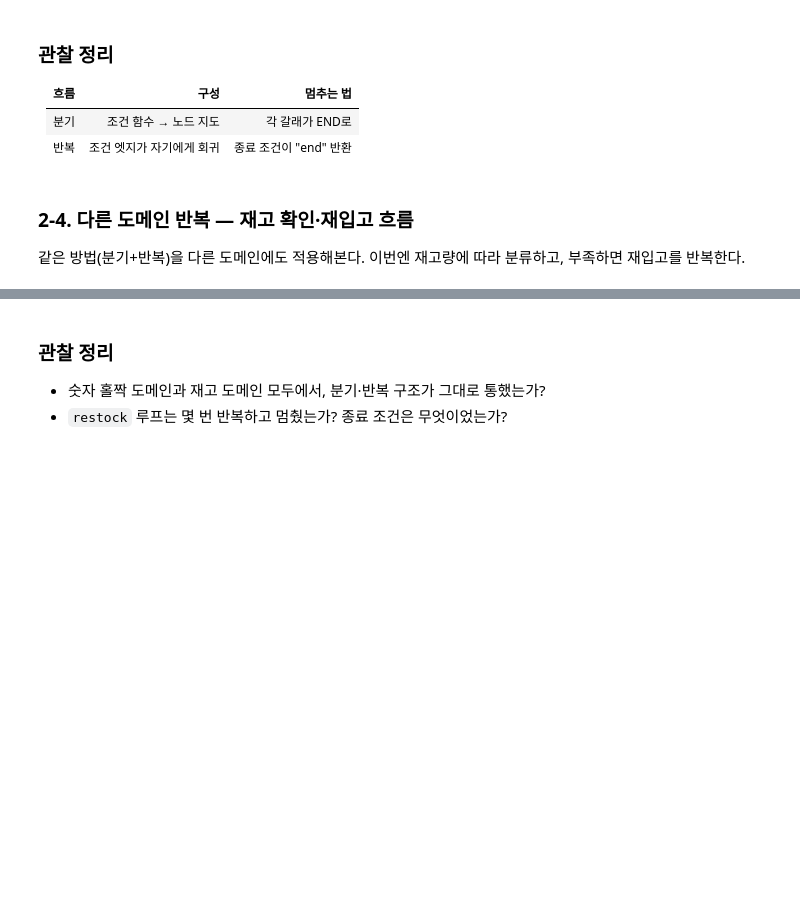
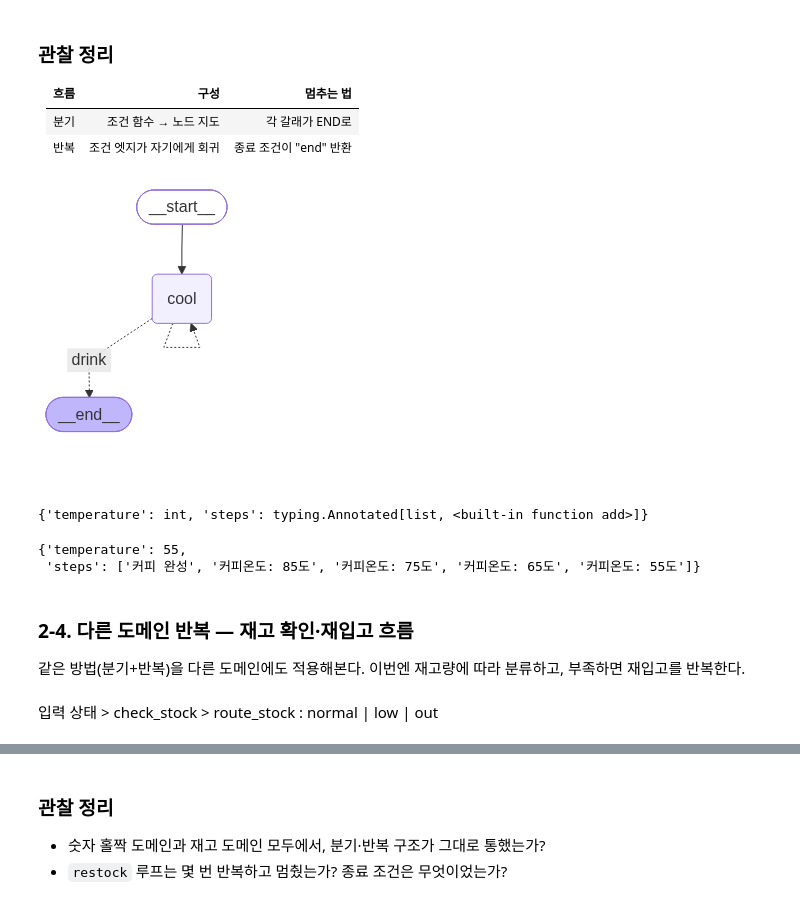
Before and after one commit to poohoot-ai/2026_aio2_llm_app_dev, a Jupyter notebook: notebooks/Day14-LangGraph기초와도구에이전트재구성-실습.ipynb, the cells around one changed output, grey strips where cells are left out. Saved outputs shown, nothing was run; the diff lists cells and outputs as text; code cells hidden in the pictures; blank space fills up the shorter version.

```diff
--- a/notebooks/Day14-LangGraph기초와도구에이전트재구성-실습.ipynb
+++ b/notebooks/Day14-LangGraph기초와도구에이전트재구성-실습.ipynb
@@ -189,3 +354,45 @@ State를 보고 다음 상자를 고르고(분기), 조건이 찰 때까지 되
+# %%
+# CoffeeState를 정의하세요 > temperature, steps 정의
+class CoffeeState(TypedDict):
+    temperature: int
+    steps: Annotated[list, operator.add]
+# %%
+# 노드 cool 을 정의하세요 > temperature 가 10도씩 내려갑니다.
+def cool(s):
+    temp = s["temperature"] - 10
+    return {"temperature": temp, "steps":[f'커피온도: {temp}도']}
+
+# 조건노드 check_temperature 를 정의하세요 : temperature가 < 60 일때 "drink", 아니면 cool 노드로 분기
+def check_temperature(s):
+    return "drink" if s["temperature"] < 60 else "cool"
+# %%
+# 그래프 생성
+coffee_grapth = StateGraph(CoffeeState)
+
+# 노드 추가
+coffee_grapth.add_node("cool", cool)
+
+# 엣지 추가
+coffee_grapth.add_edge(START, "cool")
+
+# 조건엣지를 정의하세요 : "cool" 이면 cool 노드, "drink" 이면 end 노드
+coffee_grapth.add_conditional_edges("cool", check_temperature, {"cool":"cool", "drink":END })
+
+# 그래프 컴파일
+app_coffee = coffee_grapth.compile()
+app_coffee
+# %% [output]
+[figure, added]
+# %%
+CoffeeState.__annotations__
+# %% [output]
+{'temperature': int, 'steps': typing.Annotated[list, <built-in function add>]}
+# %%
+# 커피 온도가 내려갈떄까지 기다려 주는 에이전트 실행
+app_coffee.invoke({"temperature": 95, "steps": ['커피 완성']})
+# %% [output]
+{'temperature': 55,
+ 'steps': ['커피 완성', '커피온도: 85도', '커피온도: 75도', '커피온도: 65도', '커피온도: 55도']}
 # %% [markdown]
 ### 2-4. 다른 도메인 반복 — 재고 확인·재입고 흐름
 
@@ -192,0 +405,2 @@ State를 보고 다음 상자를 고르고(분기), 조건이 찰 때까지 되
+# %% [markdown]
+입력 상태 > check_stock > route_stock : normal | low | out
```
Also changed, not shown: parts of 68 cells of this notebook.
